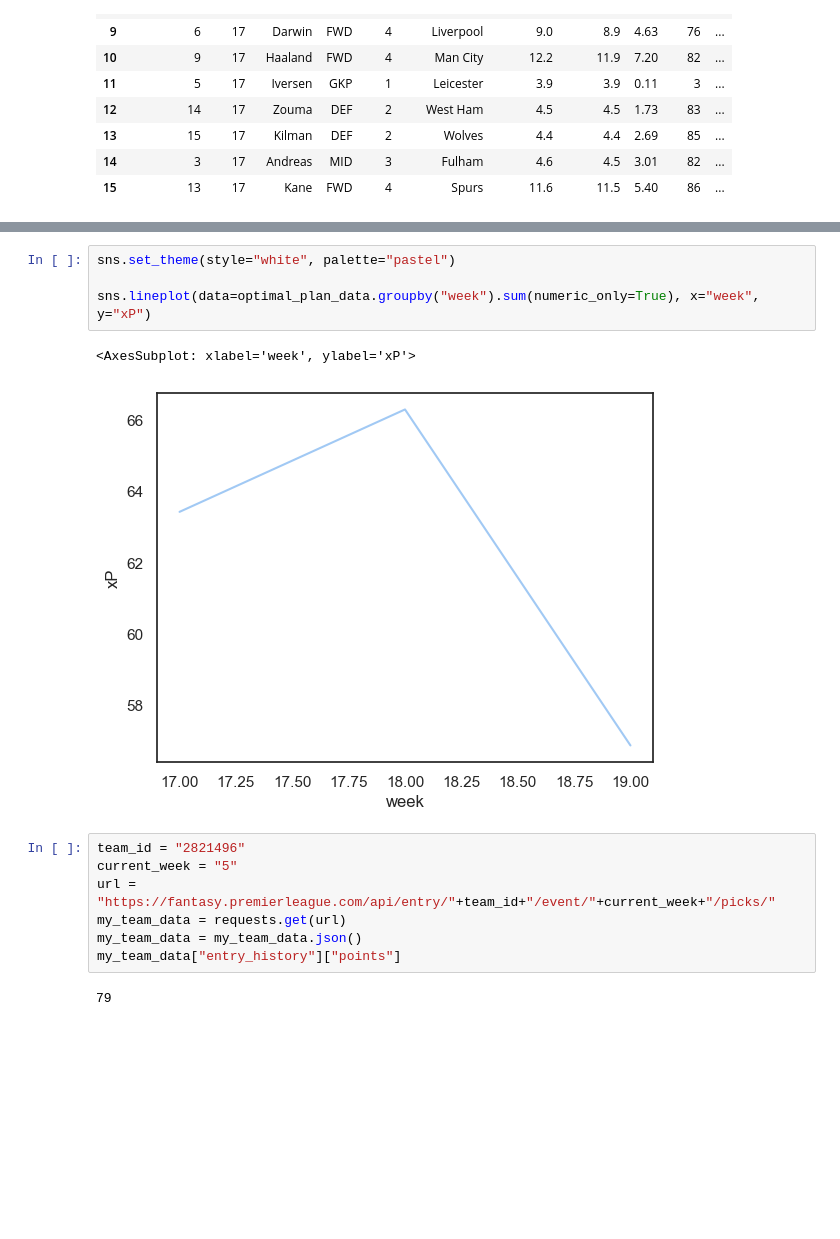
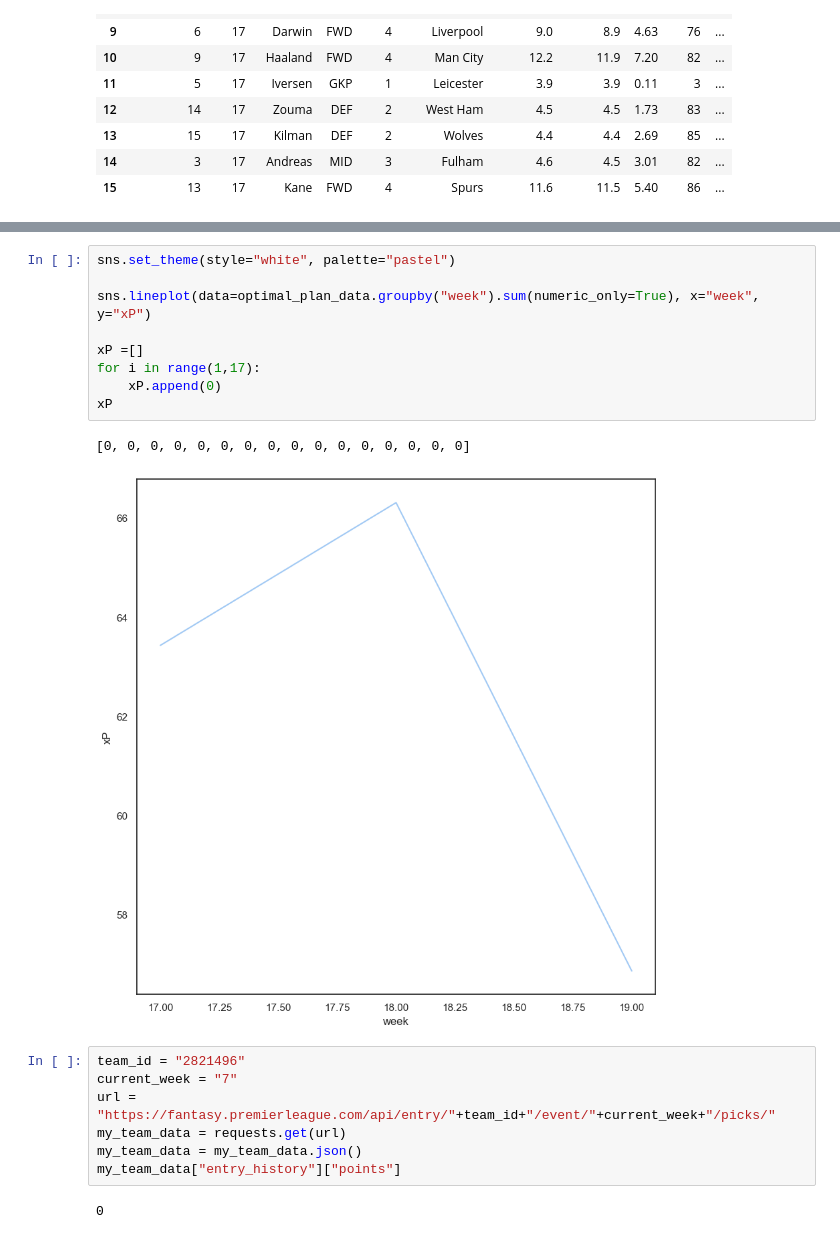
Before and after one commit to eireye/fpl, a Jupyter notebook: Notebook/visualisere.ipynb, the cells around one changed output, grey strips where cells are left out. Cells and saved outputs as stored; diff of their text form; blank space fills up the shorter version.

```diff
--- a/Notebook/visualisere.ipynb
+++ b/Notebook/visualisere.ipynb
@@ -77,16 +81,21 @@ for p in ax.patches:
 # %%
 sns.set_theme(style="white", palette="pastel")
 
 sns.lineplot(data=optimal_plan_data.groupby("week").sum(numeric_only=True), x="week", y="xP")
+
+xP =[]
+for i in range(1,17):
+    xP.append(0)
+xP
 # %% [output]
-<AxesSubplot: xlabel='week', ylabel='xP'>
+[0, 0, 0, 0, 0, 0, 0, 0, 0, 0, 0, 0, 0, 0, 0, 0]
-[figure, old version]
+[figure, new version]
 # %%
 team_id = "2821496"
-current_week = "5"
+current_week = "7"
 url = "https://fantasy.premierleague.com/api/entry/"+team_id+"/event/"+current_week+"/picks/"
 my_team_data = requests.get(url)
 my_team_data = my_team_data.json()
 my_team_data["entry_history"]["points"]
 # %% [output]
-79
+0
```
Also changed, not shown: parts of 9 cells of this notebook, 3 other files.
